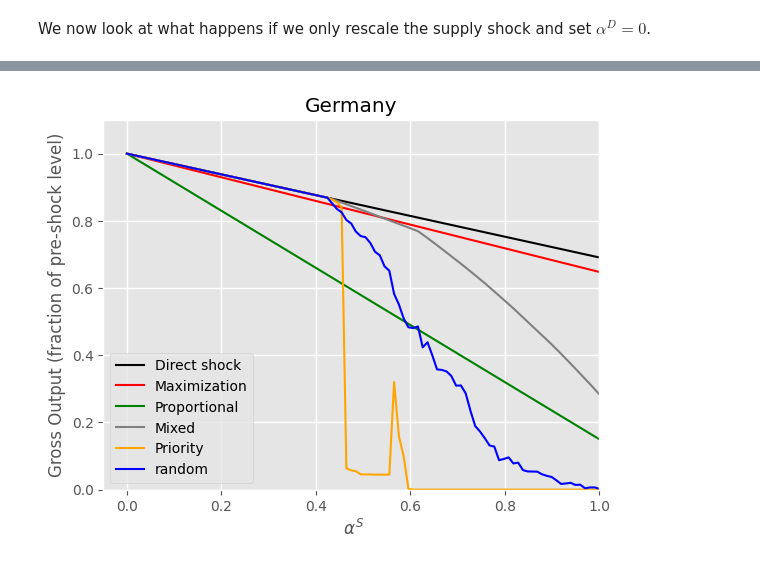
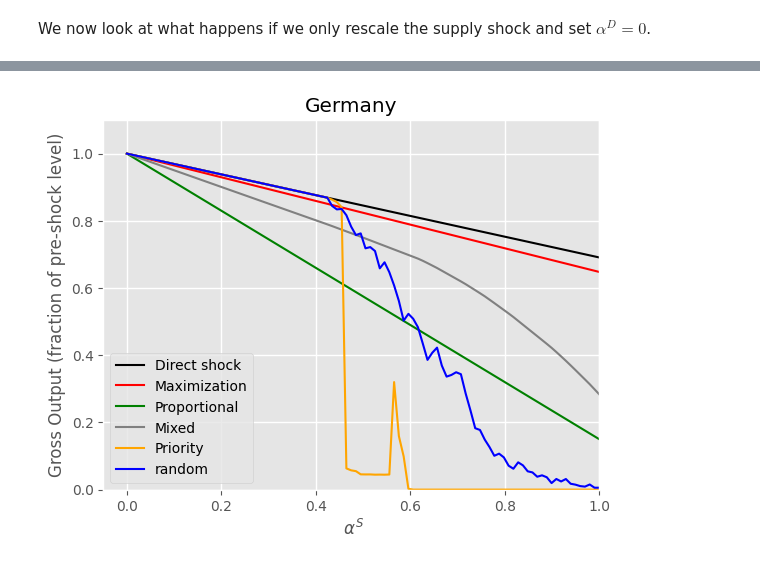
Before and after one commit to jannekehutsebaut/Thesis_Shock_Propagation_Supply_Demand, a Jupyter notebook: Deu/Deu_Shock_Magnitude.ipynb, the cells around one changed output, grey strips where cells are left out. Cells and saved outputs as stored; diff of their text form; code cells hidden in the pictures.

```diff
--- a/Deu/Deu_Shock_Magnitude.ipynb
+++ b/Deu/Deu_Shock_Magnitude.ipynb
@@ -408 +427,4 @@ def algo_priority(A, L, fmax, xmax, ordered, TT, prioritize="yes"):
     return sum(x[t-1])/sum(x_0), sum(fvec[t-1])/sum(f_0), t
+# %%
+names_ordered = order(A, L, f_max)
+algo_priority(A, L, f_max, x_max, names_ordered, 50,  prioritize="yes")
@@ -497,7 +527,8 @@ a_direct_D = np.array(scale_run_direct_shock(scalewhat = "demand",  seq = np.lin
 # %% [markdown]
 ### Rationing
 # %%
-TT = 30
+TT = 25
+seq = np.linspace(0,1,100)
 # %%
 def scale_run_rationing(scalewhat = "both",  seq = np.linspace(0,1,100)):
     res1x = []
@@ -699,23 +732,21 @@ plt.savefig('plot_deu_scale_demand.png')
 # %% [markdown]
 We now look at what happens if we only rescale the supply shock and set $\alpha^D = 0$.
 # %%
-result_direct = scale_run_direct_shock(scalewhat = "supply",  seq = np.linspace(0,1,100)) #ok: zelfde resultaat
+result_direct = scale_run_direct_shock(scalewhat = "supply",  seq = np.linspace(0,1,100))
 x_direct = np.array(result_direct.iloc[:,0].astype('float'))
-a_direct = np.array(result_direct.iloc[:,4].astype('float'))
+alpha = np.array(result_direct.iloc[:,4].astype('float'))
 
-result_opt = scale_run_optimizationX(scalewhat = "supply", runs = 100, seq = np.linspace(0,1,100)) #ok
+result_opt = scale_run_optimizationX(scalewhat = "supply", runs = 100, seq = np.linspace(0,1,100))
 x_opt= np.array(result_opt.iloc[:,0].astype('float'))
-a_opt = np.array(result_opt.iloc[:,4].astype('float'))
+
+result = scale_run_rationing(scalewhat = "supply",  seq = np.linspace(0,1,100))
+
+result_prop = result[0]
+x_prop = np.array(result_prop.iloc[:,0].astype('float'))
 
 
-result_prop = scale_run_rationing(scalewhat = "supply",  seq = np.linspace(0,1,100))[0] #ok: zelfde resultaat
-x_prop = np.array(result_prop.iloc[:,0].astype('float'))
-a_prop = np.array(result_prop.iloc[:,4].astype('float'))
+result_mixed = result[1]
+x_mixed = np.array(result_mixed.iloc[:,0].astype('float'))
 
-result_mixed = scale_run_rationing(scalewhat = "supply",  seq = np.linspace(0,1,100))[1] #ok: zelfde resultaat
-x_mixed = np.array(result_mixed.iloc[:,0].astype('float'))
-a_mixed = np.array(result_mixed.iloc[:,4].astype('float'))
-
-result_priority = scale_run_rationing(scalewhat = "supply",  seq = np.linspace(0,1,100))[2]
-x_priority = np.array(result_priority.iloc[:,0].astype('float'))
-a_priority = np.array(result_priority.iloc[:,4].astype('float'))
+result_priority = result[2]
+x_priority = np.array(result_priority.iloc[:,0].astype('float')).round(6)
@@ -744,21 +774,21 @@ a_random = np.array(result_random.iloc[:,4].astype('float'))
 # %%
 plt.style.use('ggplot')
 plt.title("Germany")
 plt.grid(visible=None, which='major', axis='both', linestyle='-', linewidth=1)
 
-plt.plot(a_direct, x_direct, 'black')
-plt.plot(a_opt, x_opt, 'red')
-plt.plot(a_prop, x_prop, 'green')
-plt.plot(a_mixed, x_mixed, 'grey')
-plt.plot(a_priority, x_priority, 'orange')
-plt.plot(a_random, x_random, 'blue')
+plt.plot(alpha, x_direct, 'black')
+plt.plot(alpha, x_opt, 'red')
+plt.plot(alpha, x_prop, 'green')
+plt.plot(alpha, x_mixed, 'grey')
+plt.plot(alpha, x_priority, 'orange')
+plt.plot(alpha, x_random, 'blue')
 
 plt.xlim(-0.05, 1)
 plt.ylim(-0.00,1.1)
 #plt.rcParams['text.usetex'] = True
 plt.xlabel(r' $\alpha^S$')
 plt.ylabel("Gross Output (fraction of pre-shock level)")
 plt.legend(['Direct shock', 'Maximization', 'Proportional', 'Mixed', 'Priority', 'random'])
 plt.savefig('plot_deu_scale.png')
 # %% [output]
-[figure, old version]
+[figure, new version]
```
Also changed, not shown: parts of 15 cells of this notebook.
